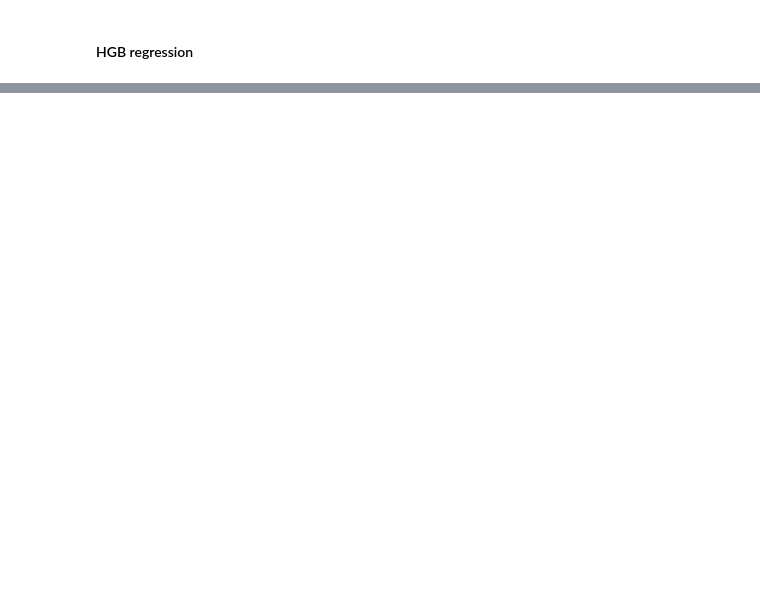
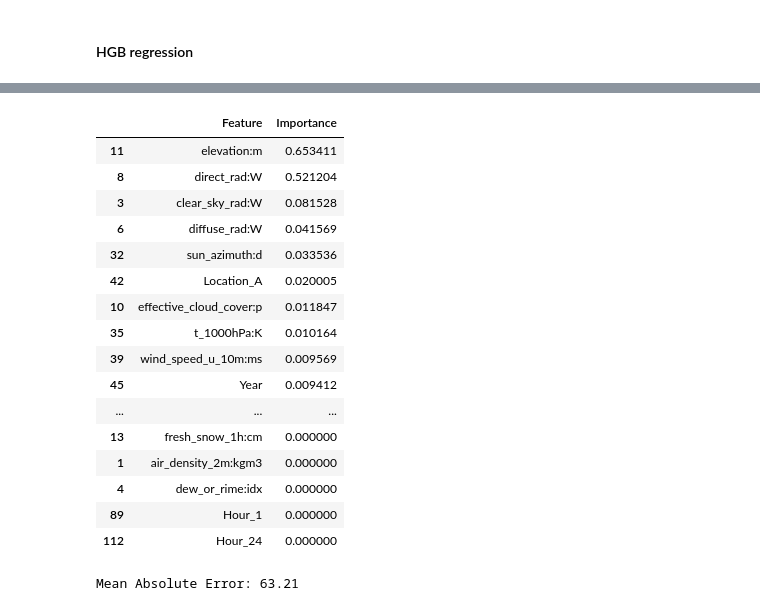
Before and after one commit to odaernt/Machine-learning-066, a Jupyter notebook: models.ipynb, the cells around one changed output, grey strips where cells are left out. Saved outputs shown, nothing was run; the diff lists cells and outputs as text; code cells hidden in the pictures; blank space fills up the shorter version.

```diff
--- a/models.ipynb
+++ b/models.ipynb
@@ -109,0 +142,34 @@ sample_submission.to_csv('Submissions/submission_9.csv', index=False)
+# %%
+from sklearn.inspection import permutation_importance
+# Calculate permutation feature importances
+result = permutation_importance(hgb_regressor, X_train, y_train, n_repeats=30, random_state=0)
+
+# Get the importances and feature names
+importances = result.importances_mean
+feature_names = X_train.columns  # Assuming X_train is a DataFrame
+
+# Create a DataFrame with feature names and their importance scores
+feature_importance_df = pd.DataFrame({'Feature': feature_names, 'Importance': importances})
+
+# Sort the features by importance in descending order
+feature_importance_df = feature_importance_df.sort_values(by='Importance', ascending=False)
+
+feature_importance_df
+# %% [output]
+|  | Feature | Importance |
+| 11 | elevation:m | 0.653411 |
+| 8 | direct_rad:W | 0.521204 |
+| 3 | clear_sky_rad:W | 0.081528 |
+| 6 | diffuse_rad:W | 0.041569 |
+| 32 | sun_azimuth:d | 0.033536 |
+| 42 | Location_A | 0.020005 |
+| 10 | effective_cloud_cover:p | 0.011847 |
+| 35 | t_1000hPa:K | 0.010164 |
+| 39 | wind_speed_u_10m:ms | 0.009569 |
+| 45 | Year | 0.009412 |
+| ... | ... | ... |
+| 13 | fresh_snow_1h:cm | 0.000000 |
+| 1 | air_density_2m:kgm3 | 0.000000 |
+| 4 | dew_or_rime:idx | 0.000000 |
+| 89 | Hour_1 | 0.000000 |
+| 112 | Hour_24 | 0.000000 |
@@ -109,0 +183,15 @@ sample_submission.to_csv('Submissions/submission_9.csv', index=False)
+# %%
+# Initialize the HistGradientBoostingRegressor model
+#hgb_regressor2 = HistGradientBoostingRegressor()
+
+# Train the model
+hgb_regressor.fit(X_train[selected_features['Feature']], y_train)
+
+# Make predictions on the test set
+y_pred = hgb_regressor.predict(X_test[selected_features['Feature']])
+
+# Calculate the mean absolute error
+mae = mean_absolute_error(y_test, y_pred)
+print(f'Mean Absolute Error: {mae:.2f}')
+# %% [output]
+Mean Absolute Error: 63.21
```
Also changed, not shown: parts of 12 cells of this notebook, 10 other files.
